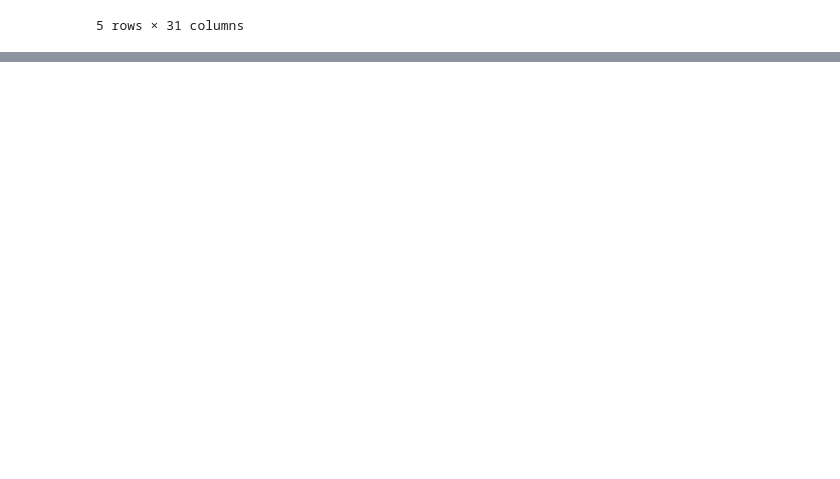
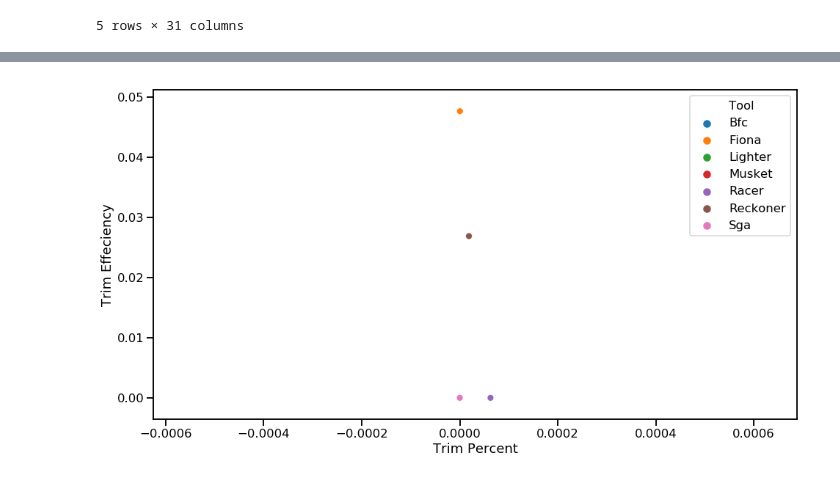
Before and after one commit to smangul1/error.correction.benchmarking, a Jupyter notebook: code.evaluation/scripts/RSR_Analysis.ipynb, the cells around one changed output, grey strips where cells are left out. Saved outputs shown, nothing was run; the diff lists cells and outputs as text; code cells hidden in the pictures; blank space fills up the shorter version.

```diff
--- a/code.evaluation/scripts/RSR_Analysis.ipynb
+++ b/code.evaluation/scripts/RSR_Analysis.ipynb
@@ -65,0 +101,10 @@ for i in ["Base Accuracy", "Base Gain", "Base Sensitivity"]:
+# %%
+sns.set_context('talk')
+a4_dims = (15.7, 8.27)
+fig, ax = plt.subplots(figsize=a4_dims)
+
+g = sns.scatterplot(ax=ax, x='Trim Percent',
+                    y='Trim Effeciency',
+                    hue='Tool', data=data_mean)
+# %% [output]
+[figure, added]
```
Also changed, not shown: parts of 6 cells of this notebook, 3 other files.
